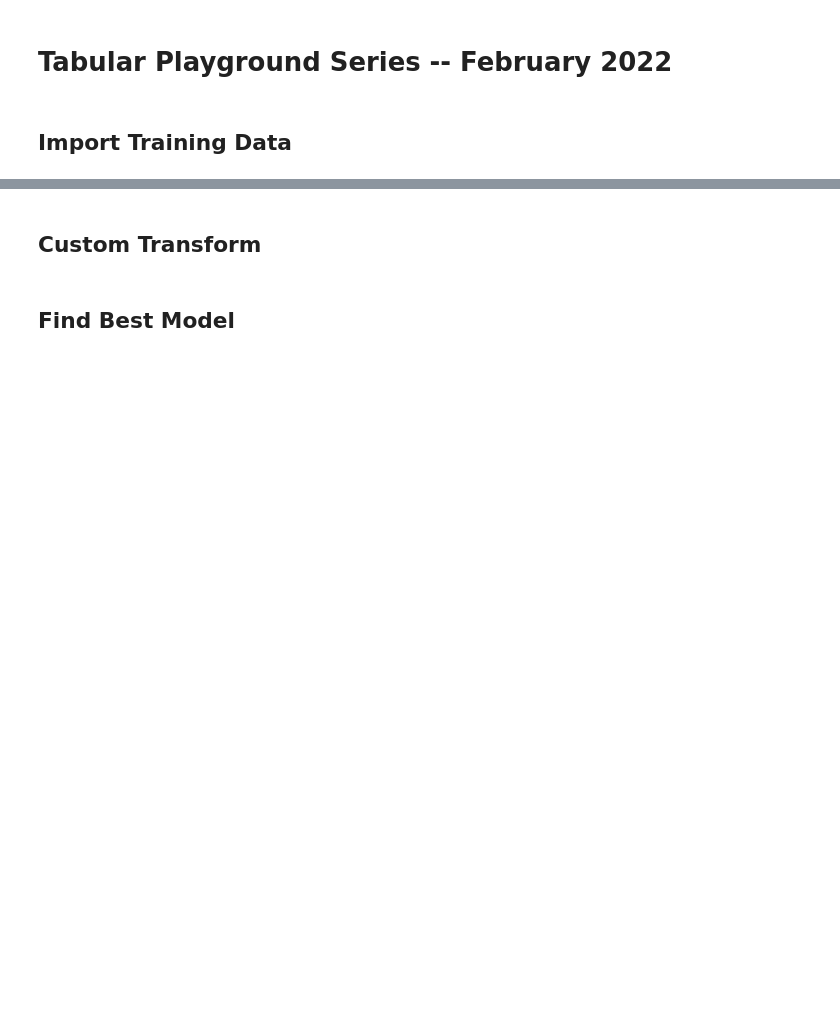
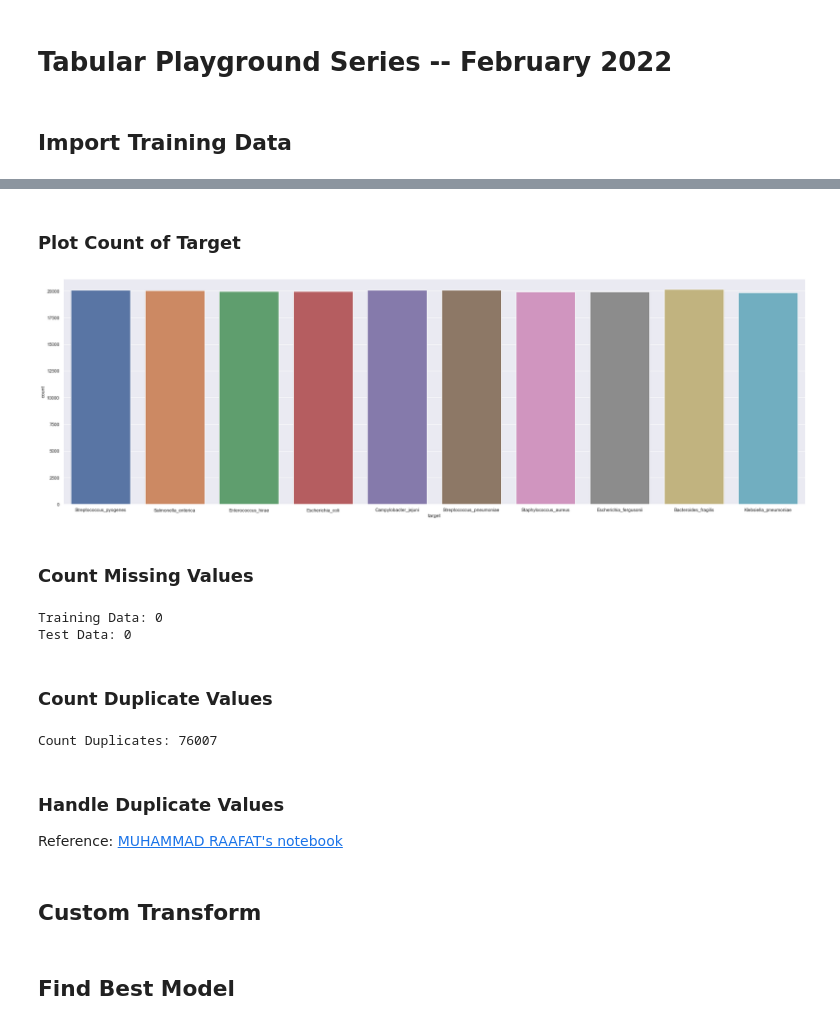
Before and after one commit to robinonsay/tps-feb-2022, a Jupyter notebook: tpsfeb22.ipynb, the cells around one changed output, grey strips where cells are left out. Cells and saved outputs as stored; diff of their text form; code cells hidden in the pictures; blank space fills up the shorter version.

```diff
--- a/tpsfeb22.ipynb
+++ b/tpsfeb22.ipynb
@@ -3,8 +3,10 @@
 # %% [markdown]
 ## Import Training Data
 # %%
+import time
 import pandas as pd
 import numpy as np
+import seaborn as sns
 from sklearn.model_selection import train_test_split, GridSearchCV
 from sklearn.metrics import accuracy_score
 from sklearn.pipeline import Pipeline
@@ -12,4 +14,5 @@ from sklearn.preprocessing import LabelEncoder, FunctionTransformer
 from xgboost import XGBClassifier
 
 seed = 3165
-bacteria_data = pd.read_csv('../input/tabular-playground-series-feb-2022/train.csv', index_col='row_id')
+bacteria_data = pd.read_csv('data/train.csv', index_col='row_id')
+bacteria_test_data = pd.read_csv('data/test.csv', index_col='row_id')
@@ -15,0 +53,24 @@ bacteria_data = pd.read_csv('../input/tabular-playground-series-feb-2022/train.c
+# %% [markdown]
+### Plot Count of Target
+# %%
+sns.set(rc={"figure.figsize": (32, 10)})
+sns.countplot(x='target', data=bacteria_data);
+# %% [output]
+[figure, added]
+# %% [markdown]
+### Count Missing Values
+# %%
+print(f'Training Data: {bacteria_data.isna().any().sum()}')
+print(f'Test Data: {bacteria_test_data.isna().any().sum()}')
+# %% [output]
+Training Data: 0
+Test Data: 0
+# %% [markdown]
+### Count Duplicate Values
+# %%
+print(f'Count Duplicates: {bacteria_data.duplicated().sum()}')
+# %% [output]
+Count Duplicates: 76007
+# %% [markdown]
+### Handle Duplicate Values
+Reference: [MUHAMMAD RAAFAT's notebook](https://www.kaggle.com/adamml/classify-bacteria-species-with-acc-98-tps-feb22?scriptVersionId=87881721&cellId=16)
```
Also changed, not shown: parts of 15 cells of this notebook, 4 other files.
